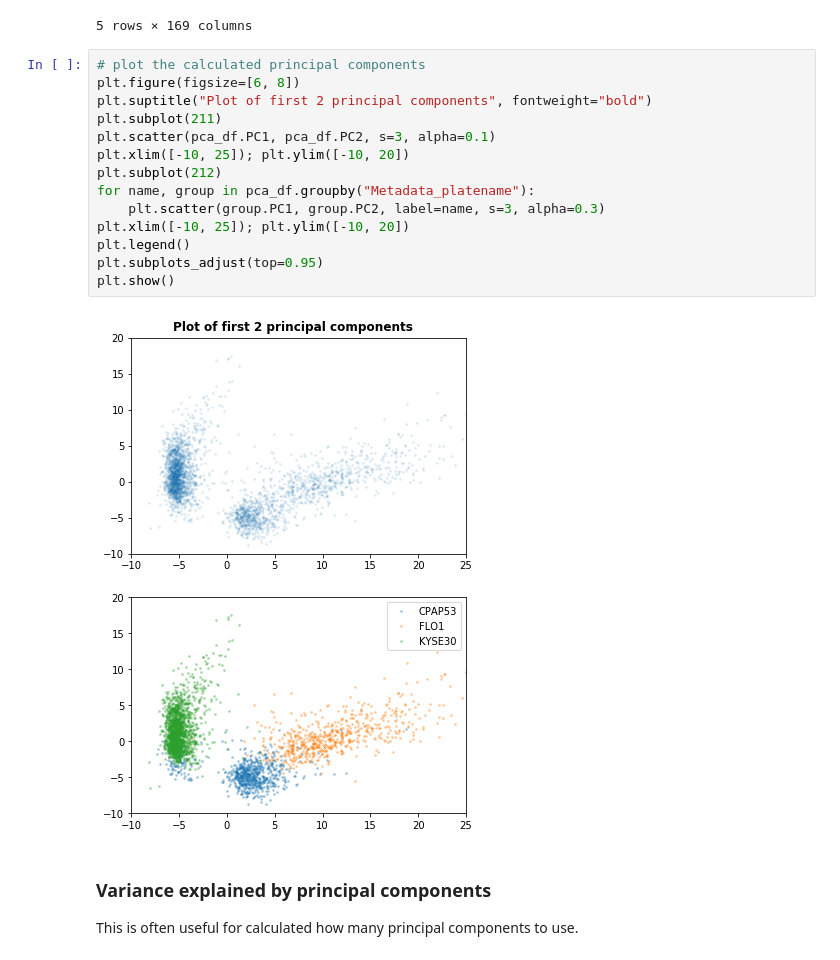
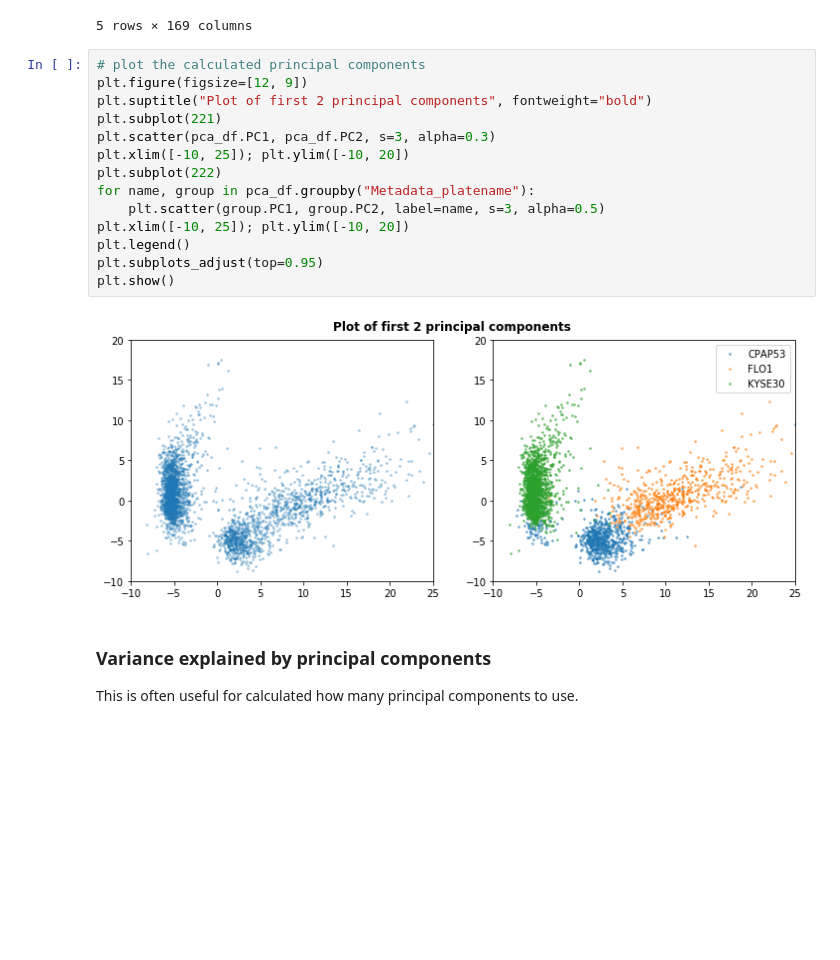
Before and after one commit to Swarchal/notebooks, a Jupyter notebook: intro_to_morar.ipynb, the cells around one changed output. Cells and saved outputs as stored; diff of their text form; blank space fills up the shorter version.

```diff
--- a/intro_to_morar.ipynb
+++ b/intro_to_morar.ipynb
@@ -236,20 +218,20 @@ pca_df.head()
 5 rows × 169 columns
 # %%
 # plot the calculated principal components
-plt.figure(figsize=[6, 8])
+plt.figure(figsize=[12, 9])
 plt.suptitle("Plot of first 2 principal components", fontweight="bold")
-plt.subplot(211)
-plt.scatter(pca_df.PC1, pca_df.PC2, s=3, alpha=0.1)
+plt.subplot(221)
+plt.scatter(pca_df.PC1, pca_df.PC2, s=3, alpha=0.3)
 plt.xlim([-10, 25]); plt.ylim([-10, 20])
-plt.subplot(212)
+plt.subplot(222)
 for name, group in pca_df.groupby("Metadata_platename"):
-    plt.scatter(group.PC1, group.PC2, label=name, s=3, alpha=0.3)
+    plt.scatter(group.PC1, group.PC2, label=name, s=3, alpha=0.5)
 plt.xlim([-10, 25]); plt.ylim([-10, 20])
 plt.legend()
 plt.subplots_adjust(top=0.95)
 plt.show()
 # %% [output]
-[figure, old version]
+[figure, new version]
 # %% [markdown]
 ### Variance explained by principal components
 
```
Also changed, not shown: parts of 4 cells of this notebook.
